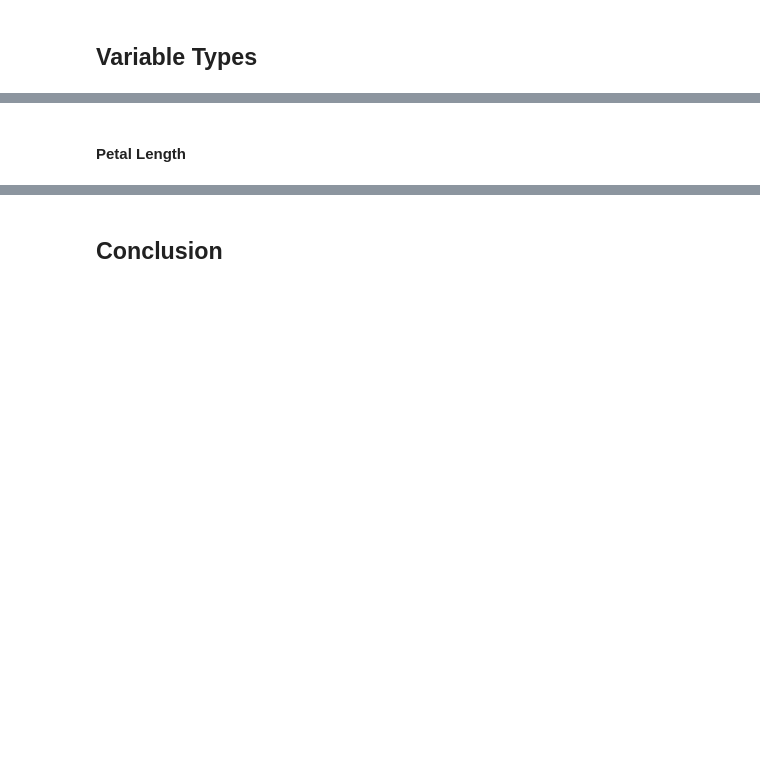
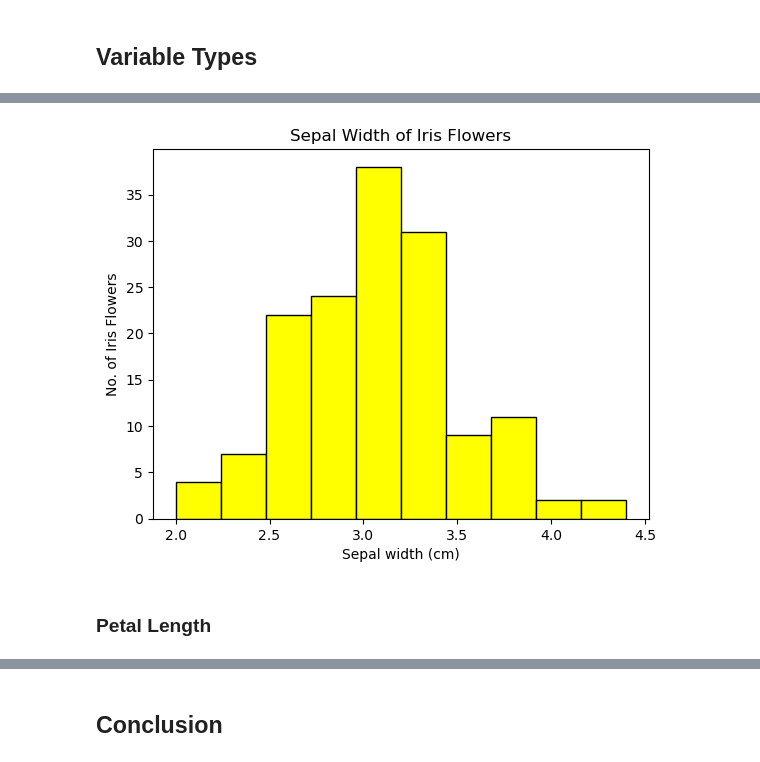
Before and after one commit to MylesHenehan/pands-project, a Jupyter notebook: analysis.ipynb, the cells around one changed output, grey strips where cells are left out. Saved outputs shown, nothing was run; the diff lists cells and outputs as text; code cells hidden in the pictures; blank space fills up the shorter version.

```diff
--- a/analysis.ipynb
+++ b/analysis.ipynb
@@ -20,2 +100,10 @@ The data set contains 150 instances, split evenly between 3 different types (oth
+# %%
+plt.hist(sepalwidth, bins=10, color='yellow', edgecolor='black')
+plt.xlabel('Sepal width (cm)')
+plt.ylabel('No. of Iris Flowers')
+plt.title('Sepal Width of Iris Flowers')
+plt.savefig('sepalwidth_histogram.png')
+# %% [output]
+[figure, added]
 # %% [markdown]
-#### Petal Length
+### Petal Length
```
Also changed, not shown: parts of 20 cells of this notebook, 6 other files.
